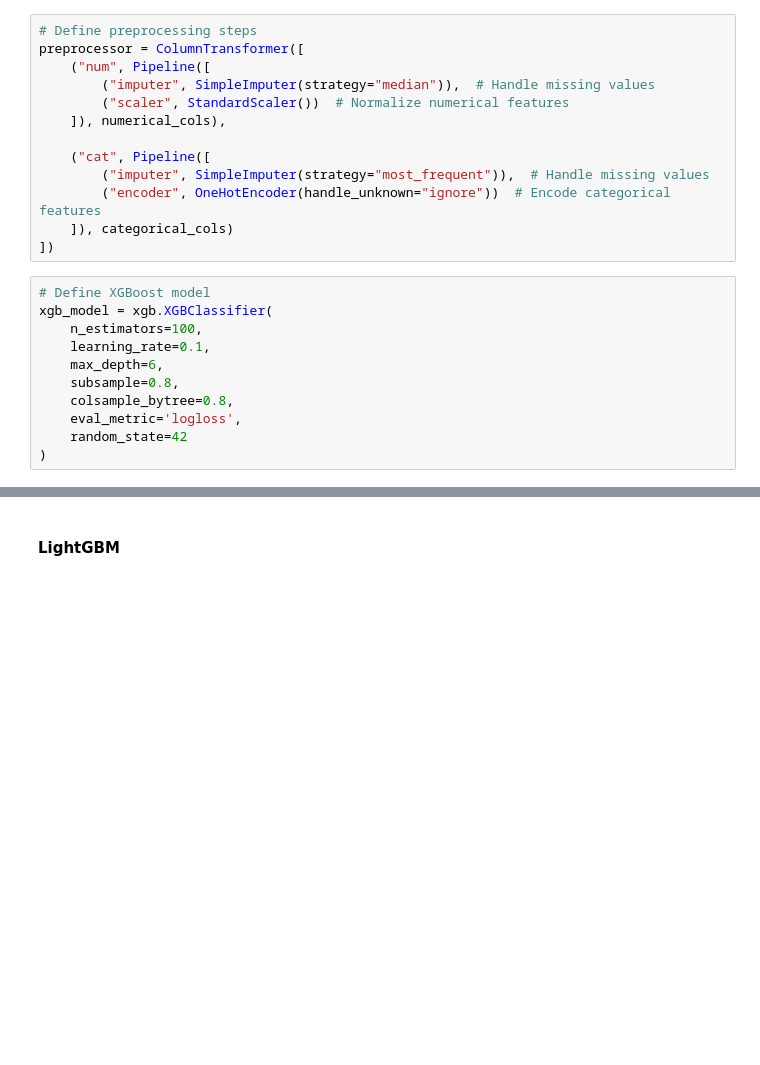
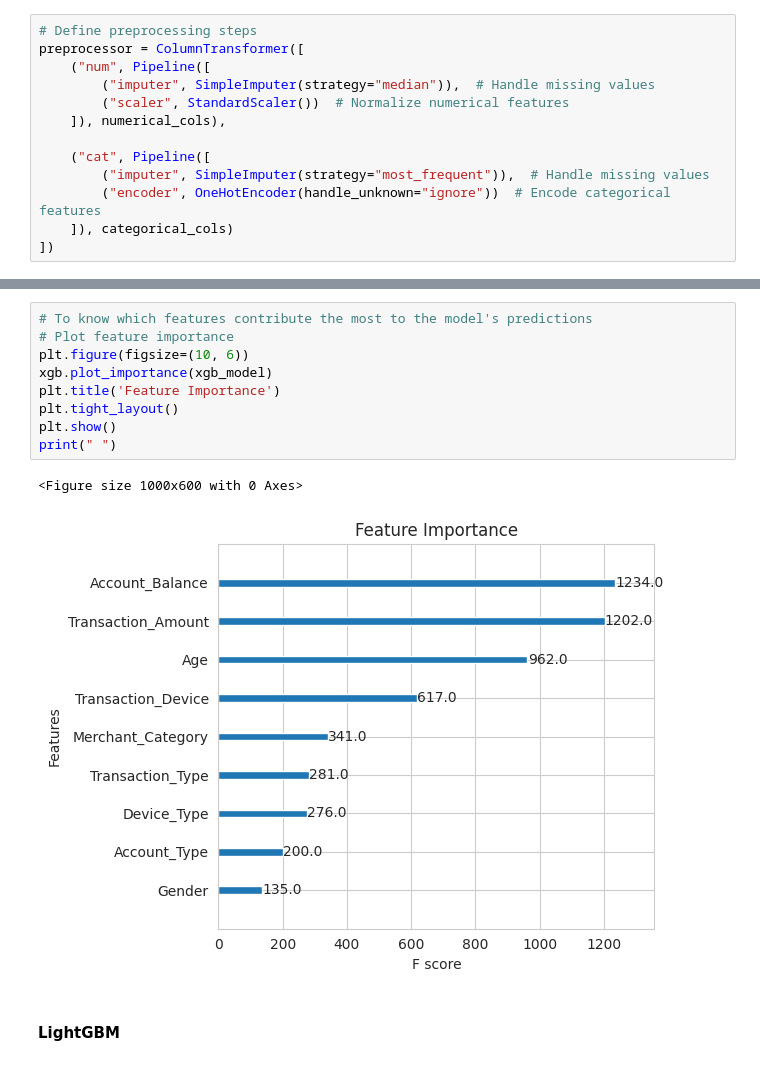
Before and after one commit to gkipkirui1/DSF-PT08P5-GROUP4-CAPSTONE-PROJECT, a Jupyter notebook: notebook/viv.ipynb, the cells around one changed output, grey strips where cells are left out. Drawn from its saved outputs; the diff is of its cells as text; blank space fills up the shorter version.

```diff
--- a/notebook/viv.ipynb
+++ b/notebook/viv.ipynb
@@ -632,14 +684,3 @@ preprocessor = ColumnTransformer([
         ("encoder", OneHotEncoder(handle_unknown="ignore"))  # Encode categorical features
     ]), categorical_cols)
 ])
-# %%
-# Define XGBoost model
-xgb_model = xgb.XGBClassifier(
-    n_estimators=100,
-    learning_rate=0.1,
-    max_depth=6,
-    subsample=0.8,
-    colsample_bytree=0.8,
-    eval_metric='logloss',
-    random_state=42
-)
@@ -716,3 +764,15 @@ NameError: name 'scale_pos_weight' is not defined
+# %%
+# To know which features contribute the most to the model's predictions
+# Plot feature importance
+plt.figure(figsize=(10, 6))
+xgb.plot_importance(xgb_model)
+plt.title('Feature Importance')
+plt.tight_layout()
+plt.show()
+print(" ")
+# %% [output]
+<Figure size 1000x600 with 0 Axes>
+[figure, added]
 # %% [markdown]
 #### LightGBM
 # %%
```
Also changed, not shown: parts of 41 cells of this notebook.
